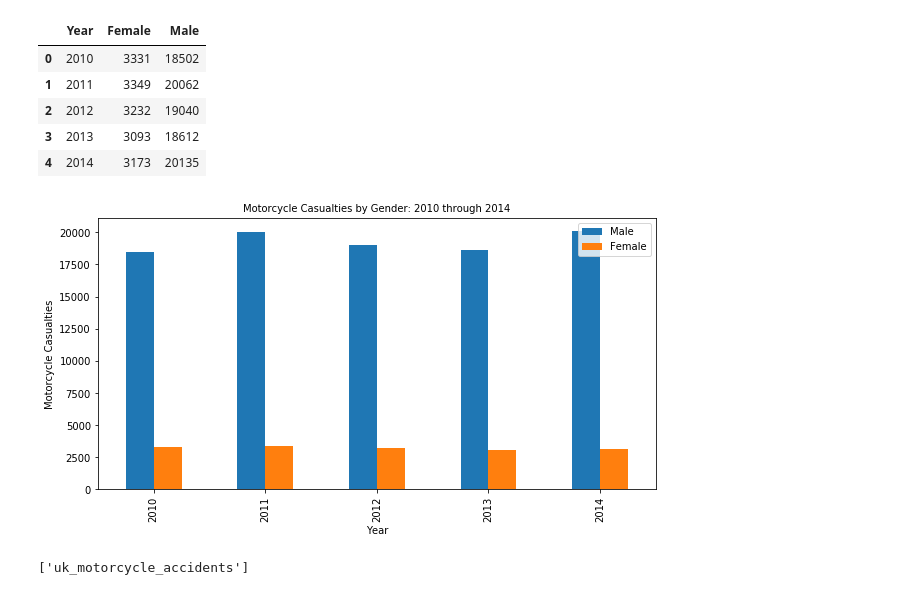
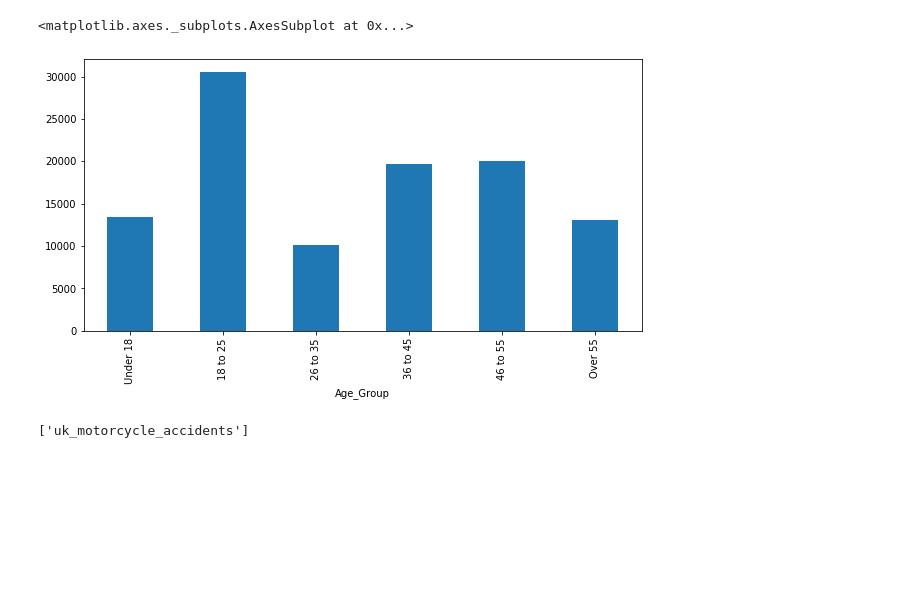
Before and after one commit to arselv/Project_2, a Jupyter notebook: Project_2_Combined.ipynb, the cells around one changed output. Saved outputs shown, nothing was run; the diff lists cells and outputs as text; code cells hidden in the pictures; blank space fills up the shorter version.

```diff
--- a/Project_2_Combined.ipynb
+++ b/Project_2_Combined.ipynb
@@ -108,22 +95,8 @@ gender_year_df.head()
-# %%
-gender = gender_year_df.pivot_table(index=["Year"], columns=["Sex_of_Casualty"],
-                          values="Age_of_Casualty").reset_index().rename_axis(None, axis=1)
-gender
-# %% [output]
-|  | Year | Female | Male |
-| 0 | 2010 | 3331 | 18502 |
-| 1 | 2011 | 3349 | 20062 |
-| 2 | 2012 | 3232 | 19040 |
-| 3 | 2013 | 3093 | 18612 |
-| 4 | 2014 | 3173 | 20135 |
-# %%
-gender.reset_index().plot(kind='bar',x='Year', y=['Male', 'Female'],figsize=(10,5))
-plt.title("Motorcycle Casualties by Gender: 2010 through 2014", fontsize=10)
-ax1 = plt.axes()
-ax1.yaxis.set_label_text('Motorcycle Casualties')
-plt.savefig('Images/gender_bar.png')
-# %% [output]
-[figure, removed]
+# %%
+age_group_df.plot(kind="bar", figsize=(10,5))
+# %% [output]
+<matplotlib.axes._subplots.AxesSubplot at 0x...>
+[figure, added]
 # %%
 # Path to SQLite file
 sql_lite = "sqlite:///uk_motorcycle_accidents_sqlite.sqlite"
```
Also changed, not shown: parts of 7 cells of this notebook, 12 other files.
